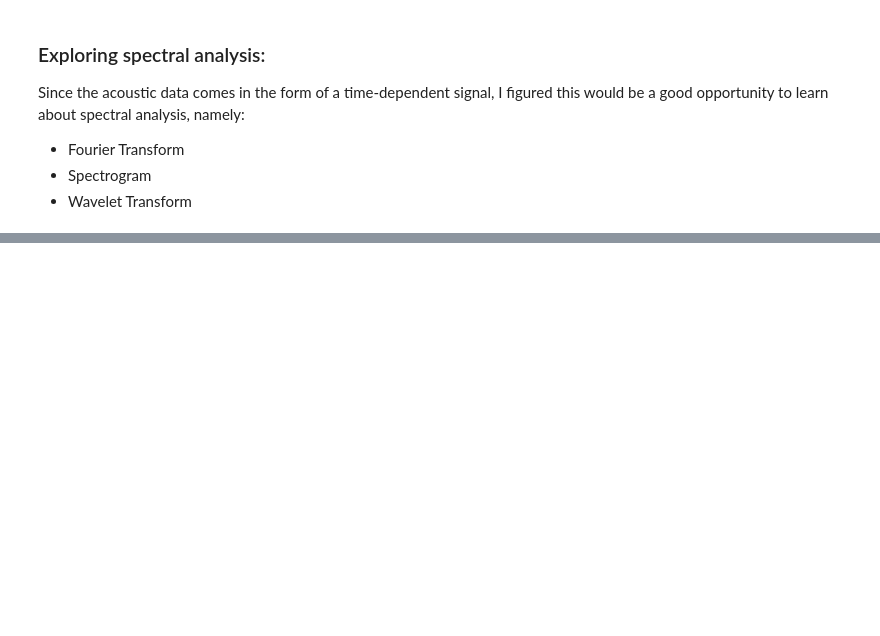
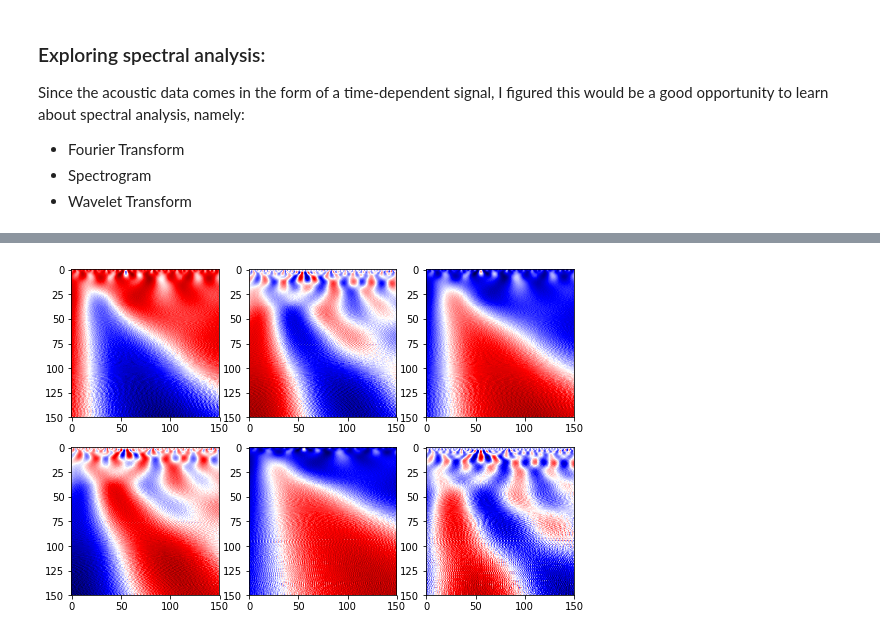
Before and after one commit to martin-chobanyan/lanl_earthquake, a Jupyter notebook: my_approach.ipynb, the cells around one changed output, grey strips where cells are left out. Saved outputs shown, nothing was run; the diff lists cells and outputs as text; code cells hidden in the pictures; blank space fills up the shorter version.

```diff
--- a/my_approach.ipynb
+++ b/my_approach.ipynb
@@ -197,0 +185,23 @@ plt.show()
+# %%
+# Below are the results of applying six different wavelets to the acoustic sample
+# During the wavelet transform, the wavelet is both stretches and slides across the original signal
+# Since it varies across two different dimensions, the features it extracts can be visualized as images
+# Here, the x axis is the time and the y axis is the frequency
+
+scales = np.arange(1, 151)
+wave_fams = ['cgau2', 'cgau7', 'gaus2', 'gaus7', 'mexh', 'morl']
+spec_data = np.zeros((len(wave_fams), 150, 150))
+i = 0
+for wfam in wave_fams:
+    coeff, _ = pywt.cwt(acoustic_sample, scales, wfam, 1)
+    coeff = coeff[:, :150]
+    spec_data[i] = np.real(coeff)
+    i += 1
+
+fig, axes = plt.subplots(2, 3, figsize=(9, 6))
+for i in range(2):
+    for j in range(3):
+        axes[i, j].imshow(spec_data[i*3+j], cmap = plt.cm.seismic)
+plt.show()
+# %% [output]
+[figure, added]
```
Also changed, not shown: parts of 24 cells of this notebook.
